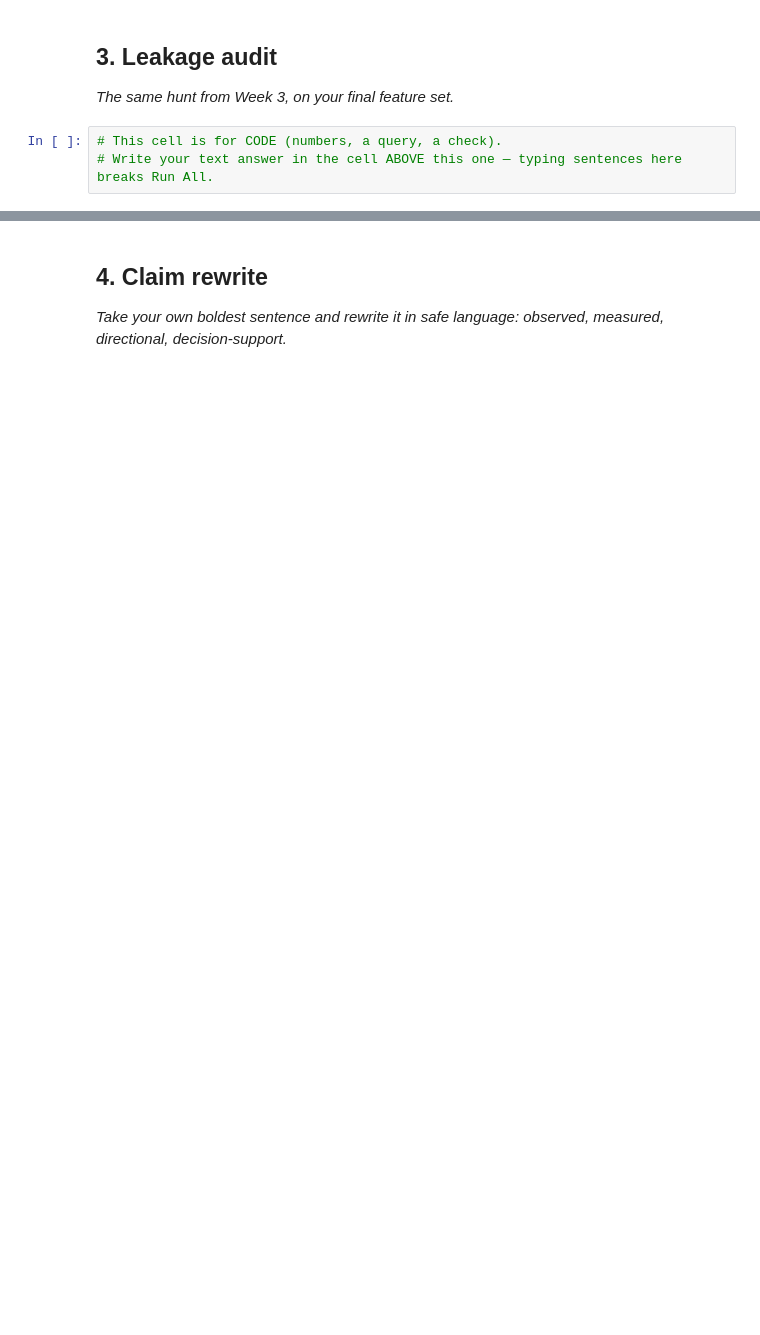
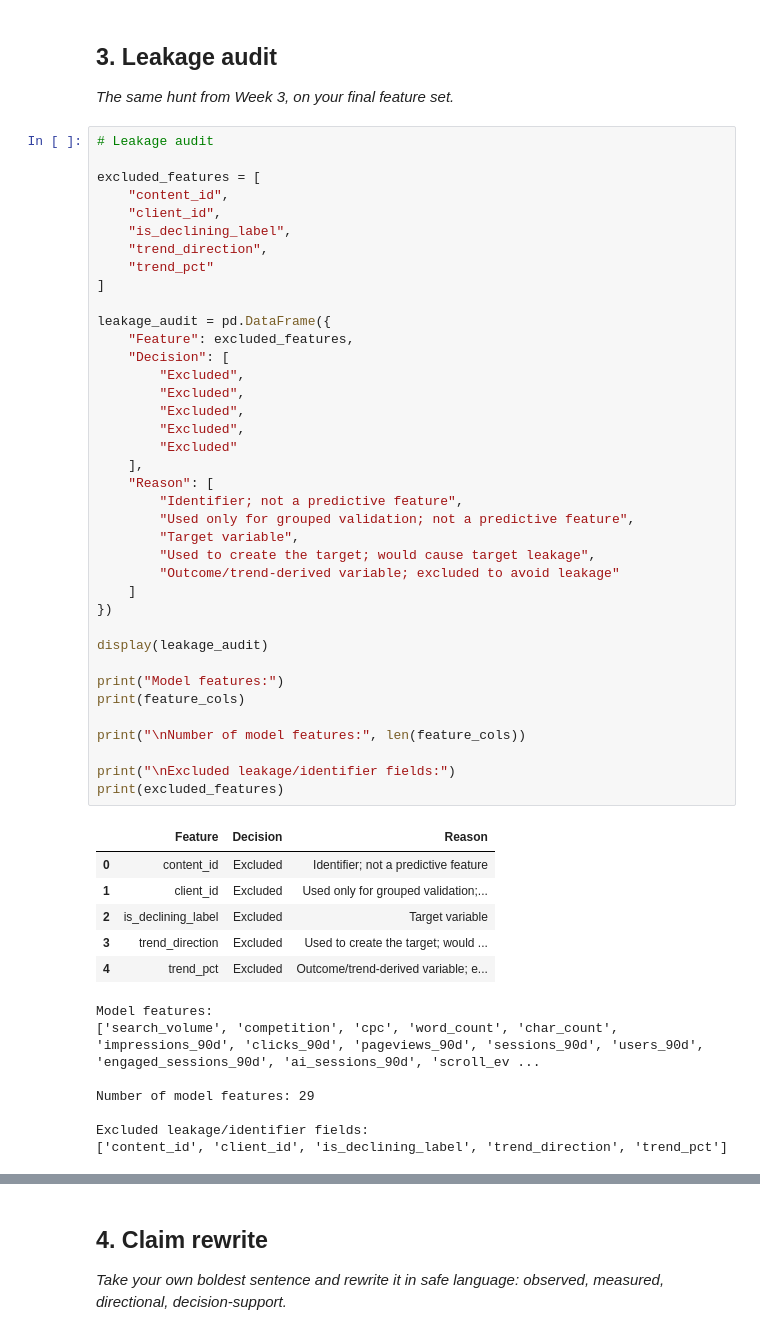
Before and after one commit to fatimaali123-ai/flyrank-internship, a Jupyter notebook: work/notebooks/w06_validation_audit.ipynb, the cells around one changed output, grey strips where cells are left out. Drawn from its saved outputs; the diff is of its cells as text; blank space fills up the shorter version.

```diff
--- a/work/notebooks/w06_validation_audit.ipynb
+++ b/work/notebooks/w06_validation_audit.ipynb
@@ -24,6 +253,55 @@ This skeleton is yours to fill. Work the sections **in order** — each one has
 ## 3. Leakage audit
 
 *The same hunt from Week 3, on your final feature set.*
-# %%
-# This cell is for CODE (numbers, a query, a check).
-# Write your text answer in the cell ABOVE this one — typing sentences here breaks Run All.
+# %%
+# Leakage audit
+
+excluded_features = [
+    "content_id",
+    "client_id",
+    "is_declining_label",
+    "trend_direction",
+    "trend_pct"
+]
+
+leakage_audit = pd.DataFrame({
+    "Feature": excluded_features,
+    "Decision": [
+        "Excluded",
+        "Excluded",
+        "Excluded",
+        "Excluded",
+        "Excluded"
+    ],
+    "Reason": [
+        "Identifier; not a predictive feature",
+        "Used only for grouped validation; not a predictive feature",
+        "Target variable",
+        "Used to create the target; would cause target leakage",
+        "Outcome/trend-derived variable; excluded to avoid leakage"
+    ]
+})
+
+display(leakage_audit)
+
+print("Model features:")
+print(feature_cols)
+
+print("\nNumber of model features:", len(feature_cols))
+
+print("\nExcluded leakage/identifier fields:")
+print(excluded_features)
+# %% [output]
+|  | Feature | Decision | Reason |
+| 0 | content_id | Excluded | Identifier; not a predictive feature |
+| 1 | client_id | Excluded | Used only for grouped validation;... |
+| 2 | is_declining_label | Excluded | Target variable |
+| 3 | trend_direction | Excluded | Used to create the target; would ... |
+| 4 | trend_pct | Excluded | Outcome/trend-derived variable; e... |
+Model features:
+['search_volume', 'competition', 'cpc', 'word_count', 'char_count', 'impressions_90d', 'clicks_90d', 'pageviews_90d', 'sessions_90d', 'users_90d', 'engaged_sessions_90d', 'ai_sessions_90d', 'scroll_ev ...
+
+Number of model features: 29
+
+Excluded leakage/identifier fields:
+['content_id', 'client_id', 'is_declining_label', 'trend_direction', 'trend_pct']
```
Also changed, not shown: parts of 14 cells of this notebook.
